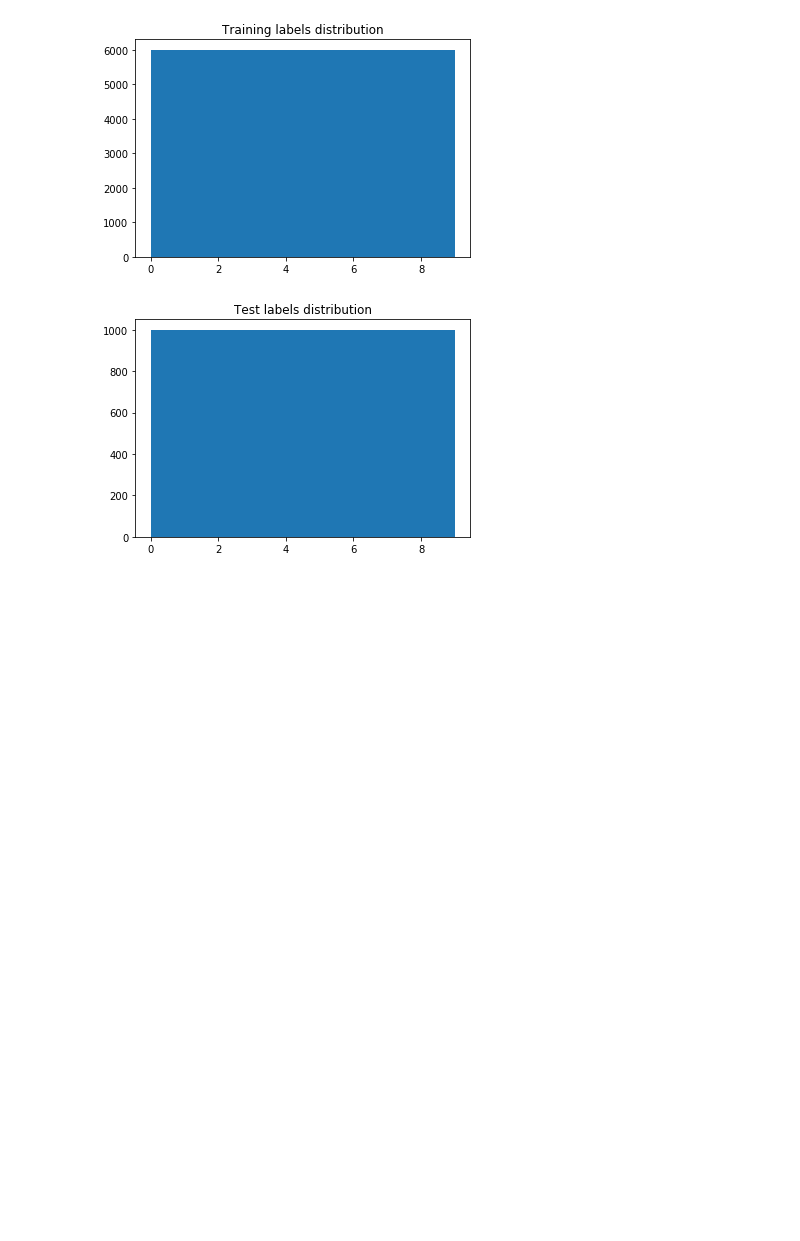
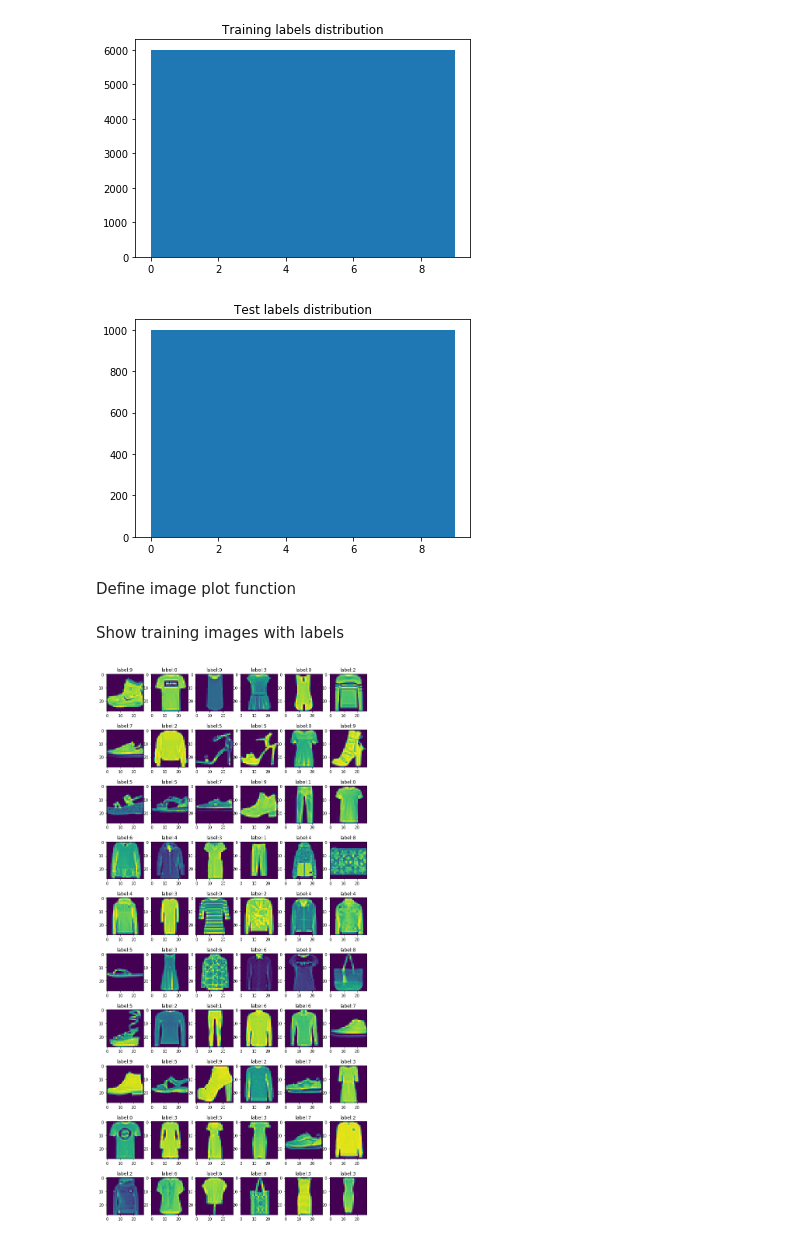
Before and after one commit to lucius-yu/colab-tutorial, a Jupyter notebook: fashion_mnist_eda.ipynb, the cells around one changed output. Drawn from its saved outputs; the diff is of its cells as text; code cells hidden in the pictures; blank space fills up the shorter version.

```diff
--- a/fashion_mnist_eda.ipynb
+++ b/fashion_mnist_eda.ipynb
@@ -44,3 +52,30 @@ plt.show()
 # %% [output]
 [figure]
 [figure]
+# %% [markdown]
+Define image plot function
+# %%
+def plot_images(images, labels=None):
+  fig = plt.figure(figsize=(12, 26))
+  columns = 6
+  rows = 10
+
+  # ax enables access to manipulate each of subplots
+  ax = []
+
+  for i in range(columns*rows):
+    img = images[i]
+    # create subplot and append to ax
+    ax.append(fig.add_subplot(rows, columns, i+1))
+    if labels is not None:
+      ax[-1].set_title("label:"+str(labels[i]))  # set title
+    else:
+      ax[-1].set_title("image:"+str(i))  # set title
+    plt.imshow(img)
+  plt.show()  # finally, render the plot
+# %% [markdown]
+Show training images with labels
+# %%
+plot_images(training_images,labels=training_labels)
+# %% [output]
+[figure, added]
```
Also changed, not shown: parts of 4 cells of this notebook.
